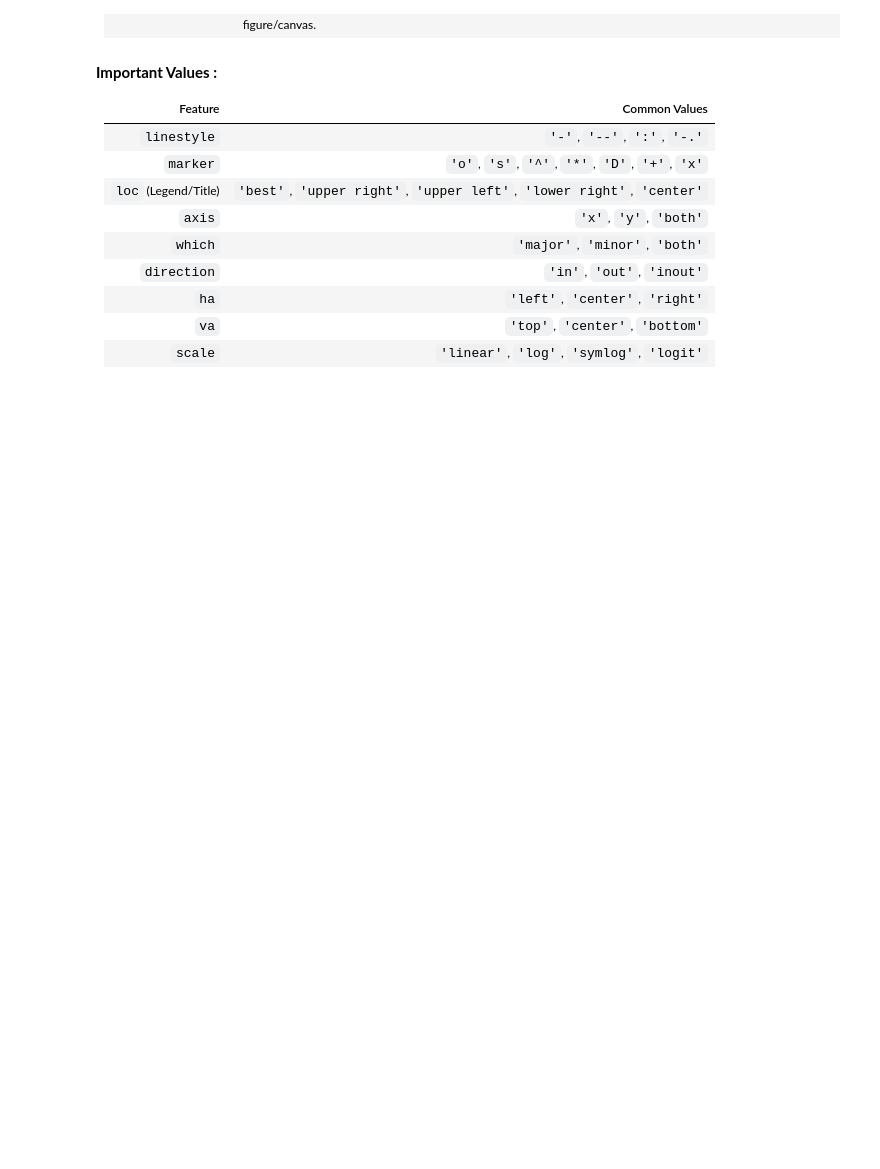
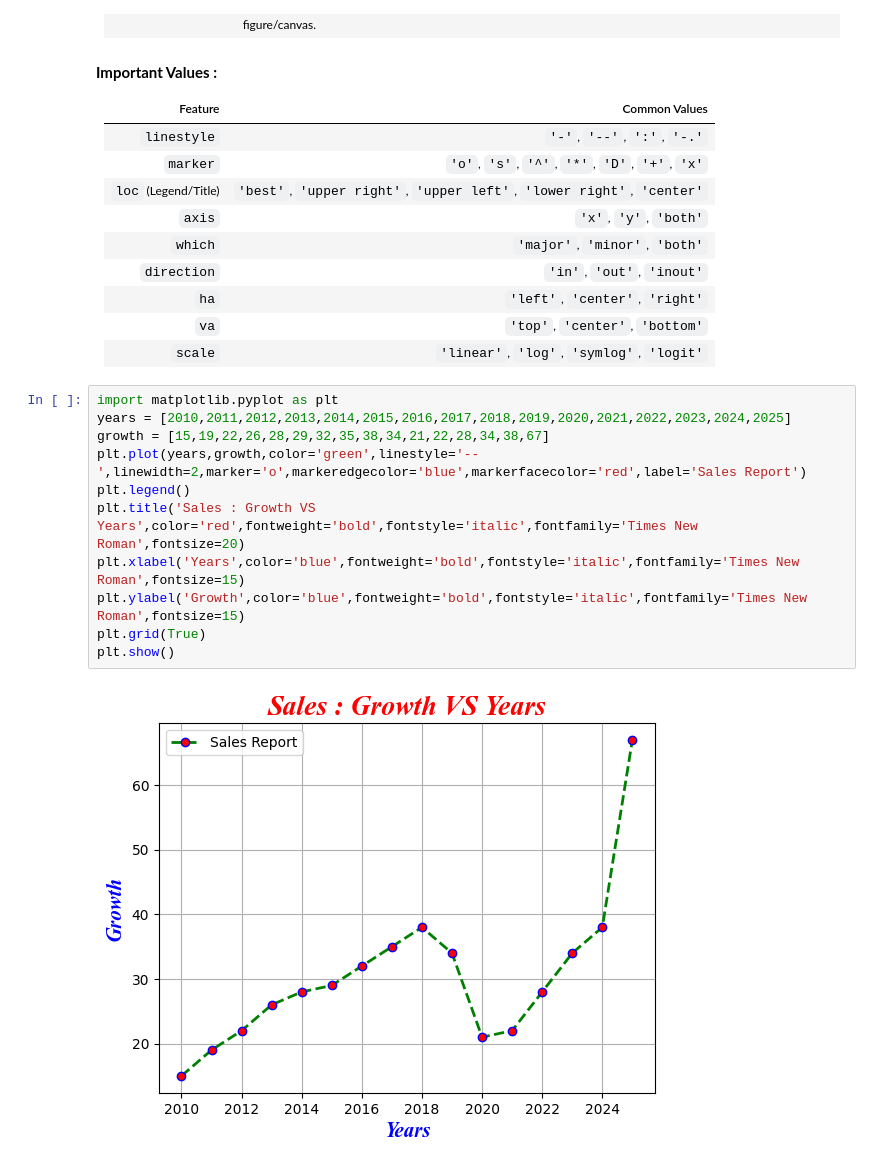
Before and after one commit to AftabYaragatti/Python-Libraries, a Jupyter notebook: Matplotlib_1_Intoduction.ipynb, the cells around one changed output. Drawn from its saved outputs; the diff is of its cells as text; blank space fills up the shorter version.

```diff
--- a/Matplotlib_1_Intoduction.ipynb
+++ b/Matplotlib_1_Intoduction.ipynb
@@ -117,3 +117,16 @@ plt.show()
 | `ha`                 | `'left'`, `'center'`, `'right'`                                        |
 | `va`                 | `'top'`, `'center'`, `'bottom'`                                        |
 | `scale`              | `'linear'`, `'log'`, `'symlog'`, `'logit'`                             |
+# %%
+import matplotlib.pyplot as plt
+years = [2010,2011,2012,2013,2014,2015,2016,2017,2018,2019,2020,2021,2022,2023,2024,2025]
+growth = [15,19,22,26,28,29,32,35,38,34,21,22,28,34,38,67]
+plt.plot(years,growth,color='green',linestyle='--',linewidth=2,marker='o',markeredgecolor='blue',markerfacecolor='red',label='Sales Report')
+plt.legend()
+plt.title('Sales : Growth VS Years',color='red',fontweight='bold',fontstyle='italic',fontfamily='Times New Roman',fontsize=20)
+plt.xlabel('Years',color='blue',fontweight='bold',fontstyle='italic',fontfamily='Times New Roman',fontsize=15)
+plt.ylabel('Growth',color='blue',fontweight='bold',fontstyle='italic',fontfamily='Times New Roman',fontsize=15)
+plt.grid(True)
+plt.show()
+# %% [output]
+[figure, added]
```
Also changed, not shown: 2 other files.
